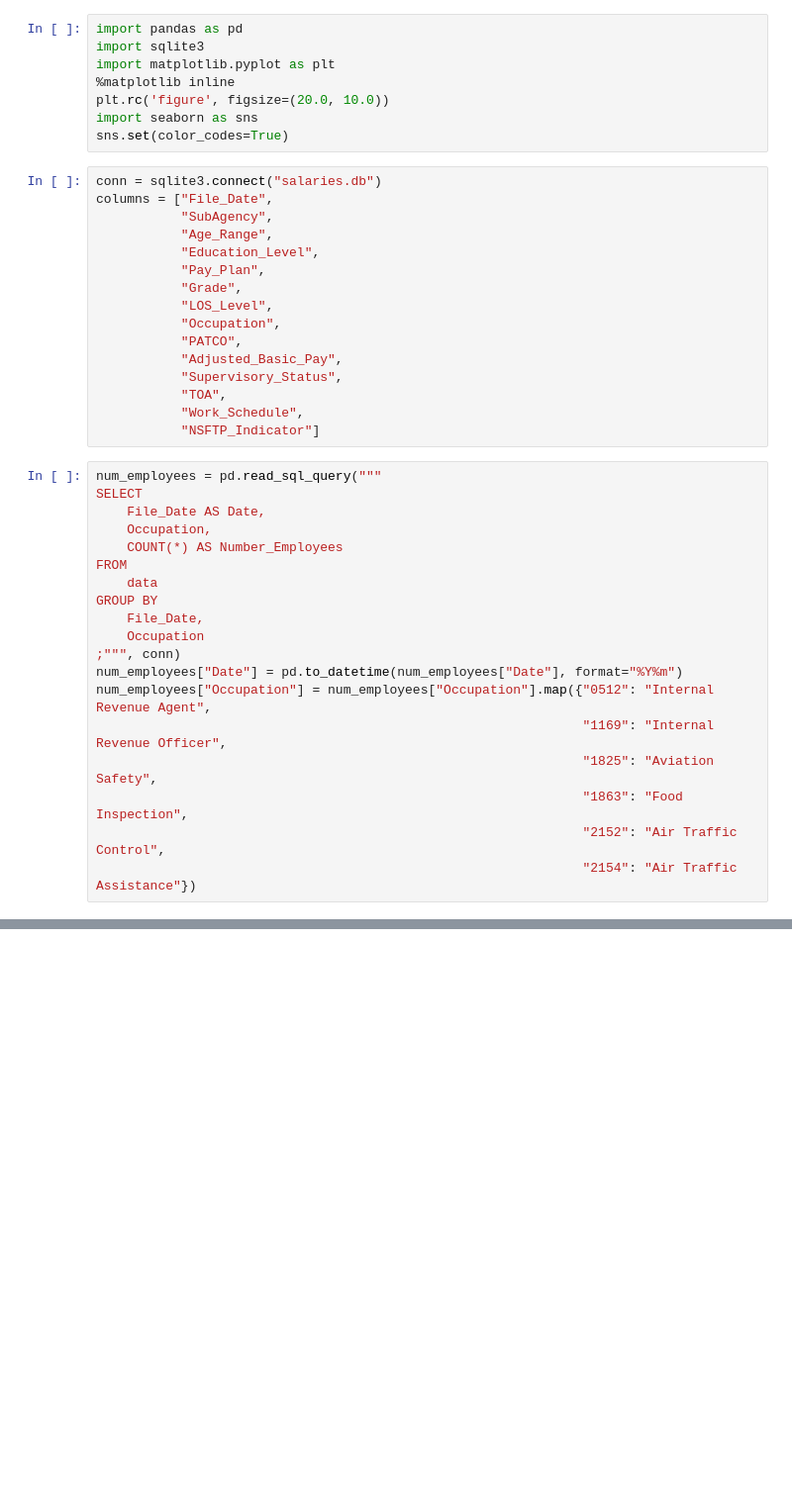
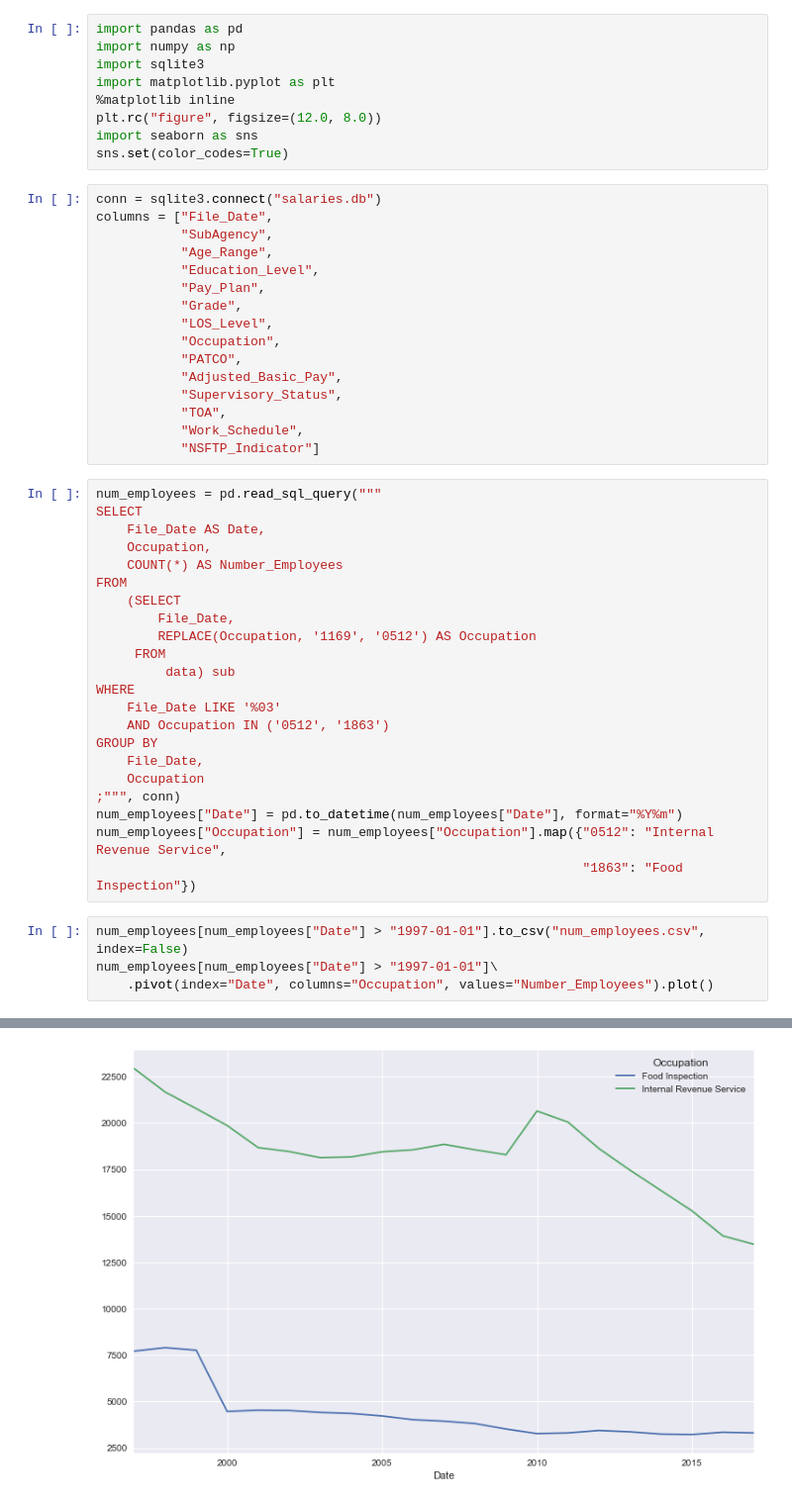
Before and after one commit to jimmyjwu/US_federal_government_performance, a Jupyter notebook: Final Project.ipynb, the cells around one changed output, grey strips where cells are left out. Shown at 99% size. Drawn from its saved outputs; the diff is of its cells as text; blank space fills up the shorter version.

```diff
--- a/Final Project.ipynb
+++ b/Final Project.ipynb
@@ -1,9 +1,10 @@
 # %%
 import pandas as pd
+import numpy as np
 import sqlite3
 import matplotlib.pyplot as plt
 %matplotlib inline
-plt.rc('figure', figsize=(20.0, 10.0))
+plt.rc("figure", figsize=(12.0, 8.0))
 import seaborn as sns
 sns.set(color_codes=True)
 # %%
@@ -29,15 +30,23 @@ SELECT
     Occupation,
     COUNT(*) AS Number_Employees
 FROM
-    data
+    (SELECT
+        File_Date,
+        REPLACE(Occupation, '1169', '0512') AS Occupation
+     FROM
+         data) sub
+WHERE
+    File_Date LIKE '%03'
+    AND Occupation IN ('0512', '1863')
 GROUP BY
     File_Date,
     Occupation
 ;""", conn)
 num_employees["Date"] = pd.to_datetime(num_employees["Date"], format="%Y%m")
-num_employees["Occupation"] = num_employees["Occupation"].map({"0512": "Internal Revenue Agent",
-                                                               "1169": "Internal Revenue Officer",
-                                                               "1825": "Aviation Safety",
-                                                               "1863": "Food Inspection",
-                                                               "2152": "Air Traffic Control",
-                                                               "2154": "Air Traffic Assistance"})
+num_employees["Occupation"] = num_employees["Occupation"].map({"0512": "Internal Revenue Service",
+                                                               "1863": "Food Inspection"})
+# %%
+num_employees[num_employees["Date"] > "1997-01-01"].to_csv("num_employees.csv", index=False)
+num_employees[num_employees["Date"] > "1997-01-01"]\
+    .pivot(index="Date", columns="Occupation", values="Number_Employees").plot()
+# %% [output]
@@ -43,0 +54 @@ num_employees["Occupation"] = num_employees["Occupation"].map({"0512": "Internal
+[figure, added]
```
Also changed, not shown: parts of 24 cells of this notebook.
